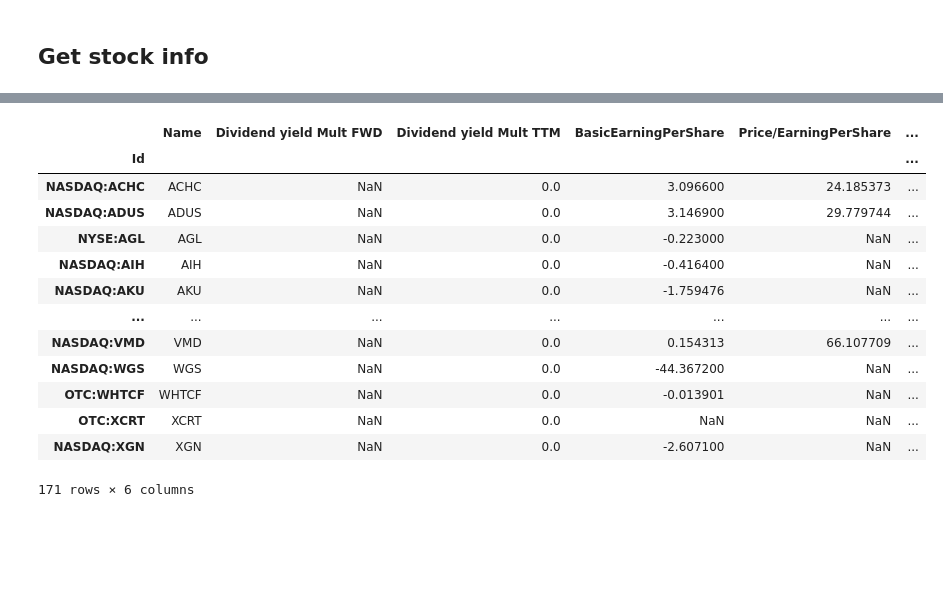
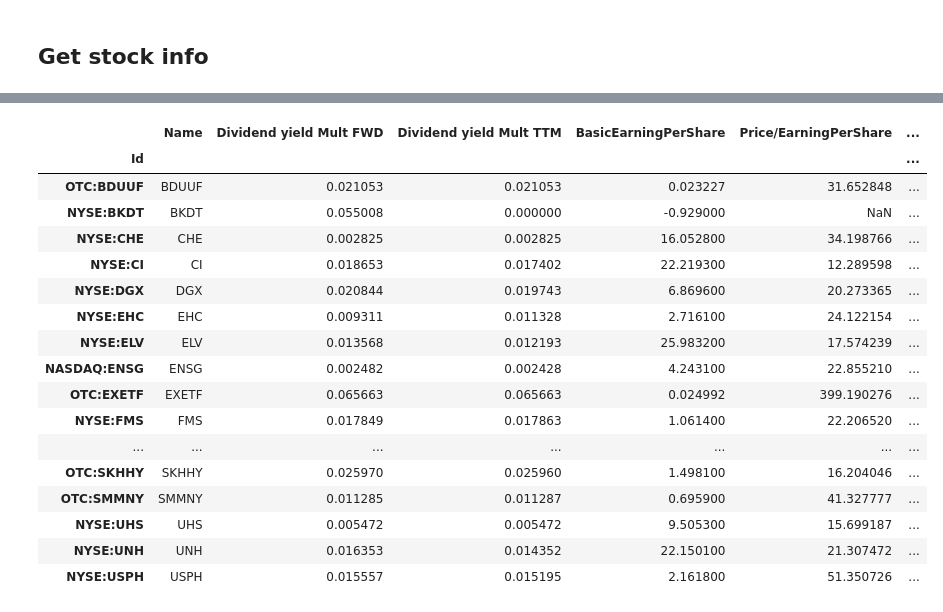
Before and after one commit to NNTrade/Tradingview.com-client, a Jupyter notebook: notebook/client_preview.ipynb, the cells around one changed output, grey strips where cells are left out. Saved outputs shown, nothing was run; the diff lists cells and outputs as text; code cells hidden in the pictures; blank space fills up the shorter version.

```diff
--- a/notebook/client_preview.ipynb
+++ b/notebook/client_preview.ipynb
@@ -108,5 +110,6 @@ Name: SECTOR_US:HEALTH.SERVICES, dtype: object
 # %%
+request_context = RequestContext().add_filter(Filter(Column.dividends_yield_fwd.value, Filter.CompareFunc.gt, 0))
 get_stock_by_series(sector_response.loaded_df.loc["SECTOR_US:HEALTH.SERVICES"],
                                   [Column.el_name, Column.dividends_yield_fwd, Column.dividends_yield_current, Column.earnings_per_share, Column.price_vs_earnings_per_share, Column.price_vs_bookratio],
-                                  ).loaded_df
+                                  request_context).loaded_df
 # %% [output]
@@ -117,14 +120,18 @@ get_stock_by_series(sector_response.loaded_df.loc["SECTOR_US:HEALTH.SERVICES"],
 |  | Name | Dividend yield Mult FWD | Dividend yield Mult TTM | BasicEarningPerShare | Price/EarningPerShare | ... |
 | Id |  |  |  |  |  | ... |
-| NASDAQ:ACHC | ACHC | NaN | 0.0 | 3.096600 | 24.185373 | ... |
-| NASDAQ:ADUS | ADUS | NaN | 0.0 | 3.146900 | 29.779744 | ... |
-| NYSE:AGL | AGL | NaN | 0.0 | -0.223000 | NaN | ... |
-| NASDAQ:AIH | AIH | NaN | 0.0 | -0.416400 | NaN | ... |
-| NASDAQ:AKU | AKU | NaN | 0.0 | -1.759476 | NaN | ... |
+| OTC:BDUUF | BDUUF | 0.021053 | 0.021053 | 0.023227 | 31.652848 | ... |
+| NYSE:BKDT | BKDT | 0.055008 | 0.000000 | -0.929000 | NaN | ... |
+| NYSE:CHE | CHE | 0.002825 | 0.002825 | 16.052800 | 34.198766 | ... |
+| NYSE:CI | CI | 0.018653 | 0.017402 | 22.219300 | 12.289598 | ... |
+| NYSE:DGX | DGX | 0.020844 | 0.019743 | 6.869600 | 20.273365 | ... |
+| NYSE:EHC | EHC | 0.009311 | 0.011328 | 2.716100 | 24.122154 | ... |
+| NYSE:ELV | ELV | 0.013568 | 0.012193 | 25.983200 | 17.574239 | ... |
+| NASDAQ:ENSG | ENSG | 0.002482 | 0.002428 | 4.243100 | 22.855210 | ... |
+| OTC:EXETF | EXETF | 0.065663 | 0.065663 | 0.024992 | 399.190276 | ... |
+| NYSE:FMS | FMS | 0.017849 | 0.017863 | 1.061400 | 22.206520 | ... |
 | ... | ... | ... | ... | ... | ... | ... |
-| NASDAQ:VMD | VMD | NaN | 0.0 | 0.154313 | 66.107709 | ... |
-| NASDAQ:WGS | WGS | NaN | 0.0 | -44.367200 | NaN | ... |
-| OTC:WHTCF | WHTCF | NaN | 0.0 | -0.013901 | NaN | ... |
-| OTC:XCRT | XCRT | NaN | 0.0 | NaN | NaN | ... |
-| NASDAQ:XGN | XGN | NaN | 0.0 | -2.607100 | NaN | ... |
+| OTC:SKHHY | SKHHY | 0.025970 | 0.025960 | 1.498100 | 16.204046 | ... |
+| OTC:SMMNY | SMMNY | 0.011285 | 0.011287 | 0.695900 | 41.327777 | ... |
+| NYSE:UHS | UHS | 0.005472 | 0.005472 | 9.505300 | 15.699187 | ... |
+| NYSE:UNH | UNH | 0.016353 | 0.014352 | 22.150100 | 21.307472 | ... |
+| NYSE:USPH | USPH | 0.015557 | 0.015195 | 2.161800 | 51.350726 | ... |
-171 rows × 6 columns
```
Also changed, not shown: parts of 6 cells of this notebook, 2 other files.
